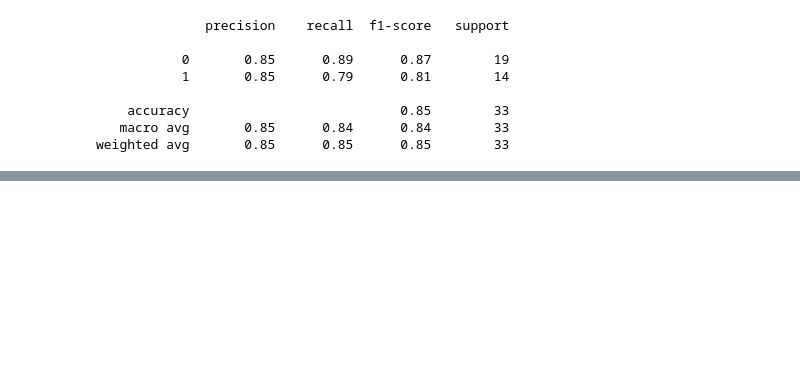
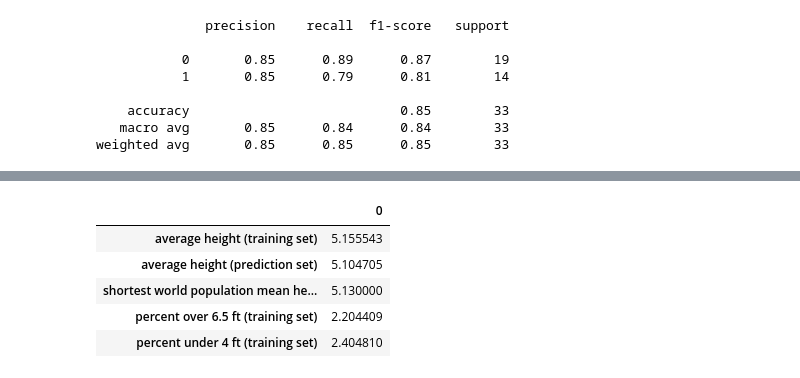
Before and after one commit to tina-may/zeta_disease, a Jupyter notebook: disease_model.ipynb, the cells around one changed output, grey strips where cells are left out. Cells and saved outputs as stored; diff of their text form; code cells hidden in the pictures; blank space fills up the shorter version.

```diff
--- a/disease_model.ipynb
+++ b/disease_model.ipynb
@@ -157,10 +189,29 @@ weighted avg       0.85      0.85      0.85        33
 # %%
-#average height training/predicted
-#percentage training over 6.5
-#average human height per wikipedia (no country dataset has an average less than 5'1")
-#https://en.wikipedia.org/wiki/Average_human_height_by_country#Second_table:_estimated_average_height_of_19-year-olds_in_2019
+anomalies = pd.DataFrame(
+    #average height training/predicted
+    {"average height (training set)": [view_height_df["height"].mean()],
+     "average height (prediction set)": [prediction_df["height"].mean()],
 
-#train normal distribution
+     #average human height per wikipedia (no country dataset has an average less than 5'1")
+     #https://en.wikipedia.org/wiki/Average_human_height_by_country#Second_table:_estimated_average_height_of_19-year-olds_in_2019
+     "shortest world population mean height (east timor)": [5.13],
+
+     #percentage training over 6.5 under 4
+     "percent over 6.5 ft (training set)": [
+         len(view_height_df.loc[view_height_df['height'] > 6.5]) / len(view_height_df) * 100],
+     "percent under 4 ft (training set)": [
+         len(view_height_df.loc[view_height_df['height'] < 4]) / len(view_height_df) * 100]
+
+     })
+
+anomalies.T
+# %% [output]
+|  | 0 |
+| average height (training set) | 5.155543 |
+| average height (prediction set) | 5.104705 |
+| shortest world population mean he... | 5.130000 |
+| percent over 6.5 ft (training set) | 2.204409 |
+| percent under 4 ft (training set) | 2.404810 |
 # %%
 import seaborn as sns
 import matplotlib.pyplot as plt
```
Also changed, not shown: parts of 17 cells of this notebook.
